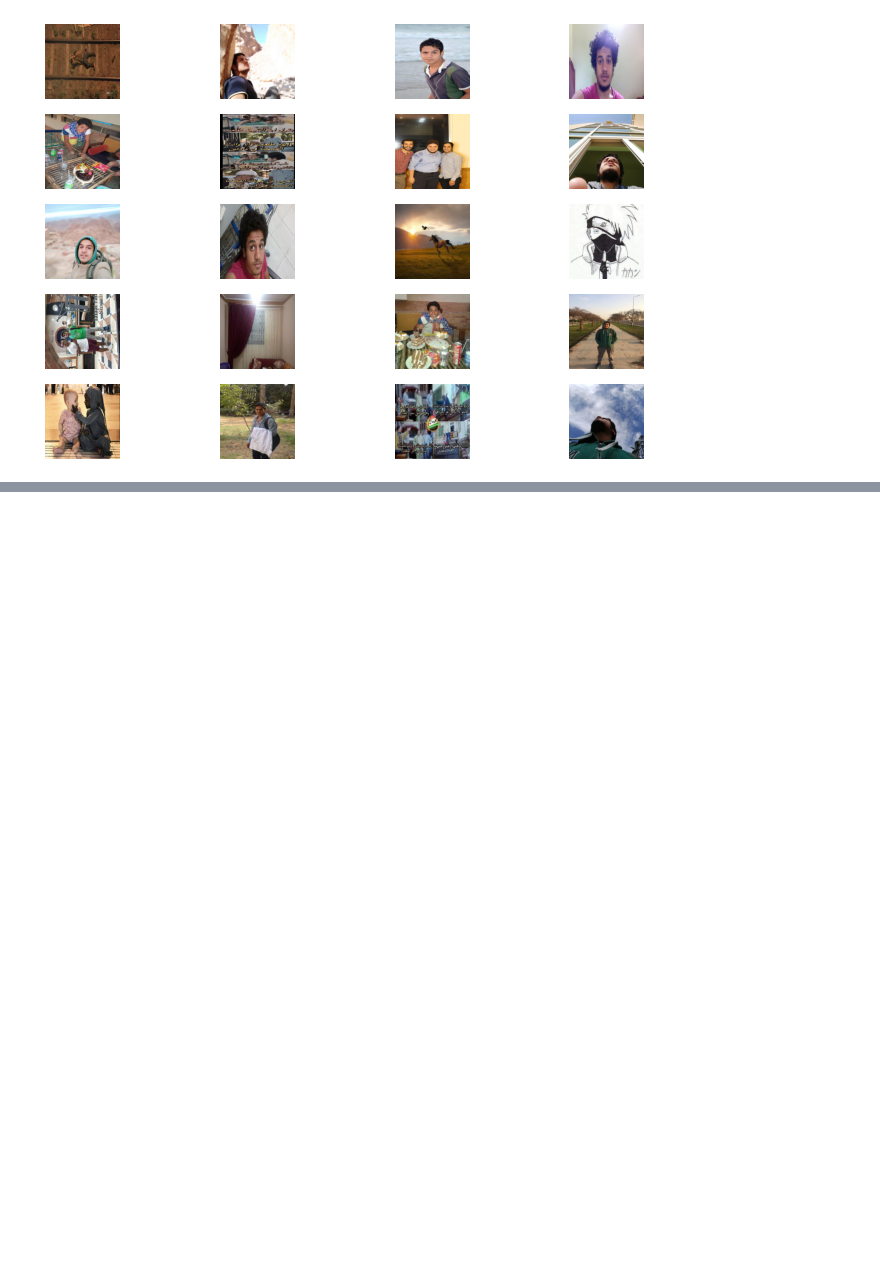
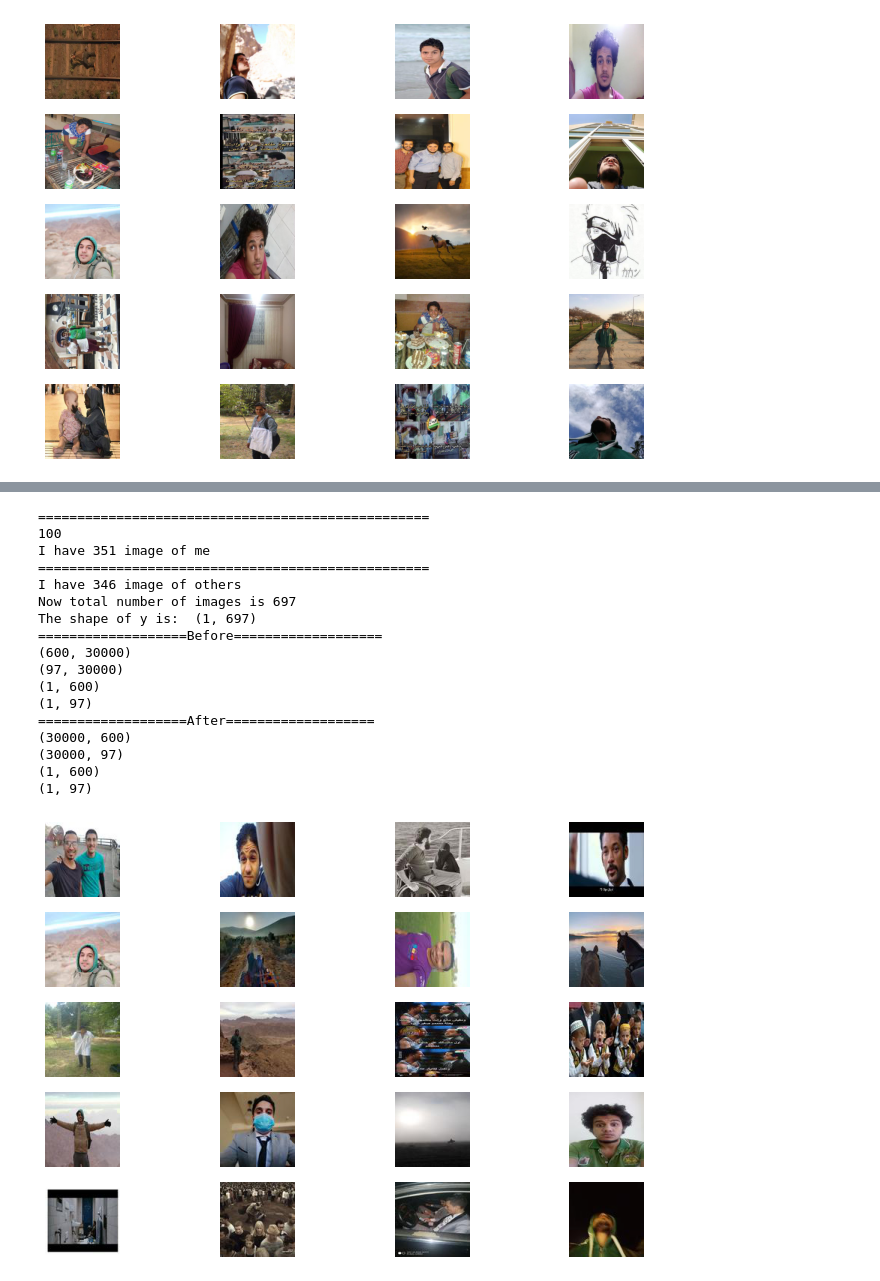
Before and after one commit to Abdelrahmanrezk/Predict-Me, a Jupyter notebook: Predict Me Logistic Regression using sklearn.ipynb, the cells around one changed output, grey strips where cells are left out. Saved outputs shown, nothing was run; the diff lists cells and outputs as text; code cells hidden in the pictures; blank space fills up the shorter version.

Commit message:
different training with image size

```diff
--- a/Predict Me Logistic Regression using sklearn.ipynb
+++ b/Predict Me Logistic Regression using sklearn.ipynb
@@ -221,0 +259,23 @@ pickle.dump(trained_sgd_reg_ridge_l2_norm_clf, open("saved_model_weights/" + fil
+# %%
+df_all_images = images_pipeline(100, "_100_100_3/")
+X_train, X_val, y_train, y_val = load_train_validation_set(df_all_images)
+display_some_images(X_train, 100)
+# %% [output]
+==================================================
+100
+I have 351 image of me
+==================================================
+I have 346 image of others
+Now total number of images is 697
+The shape of y is:  (1, 697)
+===================Before===================
+(600, 30000)
+(97, 30000)
+(1, 600)
+(1, 97)
+===================After===================
+(30000, 600)
+(30000, 97)
+(1, 600)
+(1, 97)
+[figure, added]
```
Also changed, not shown: parts of 10 cells of this notebook, 3 other files.
